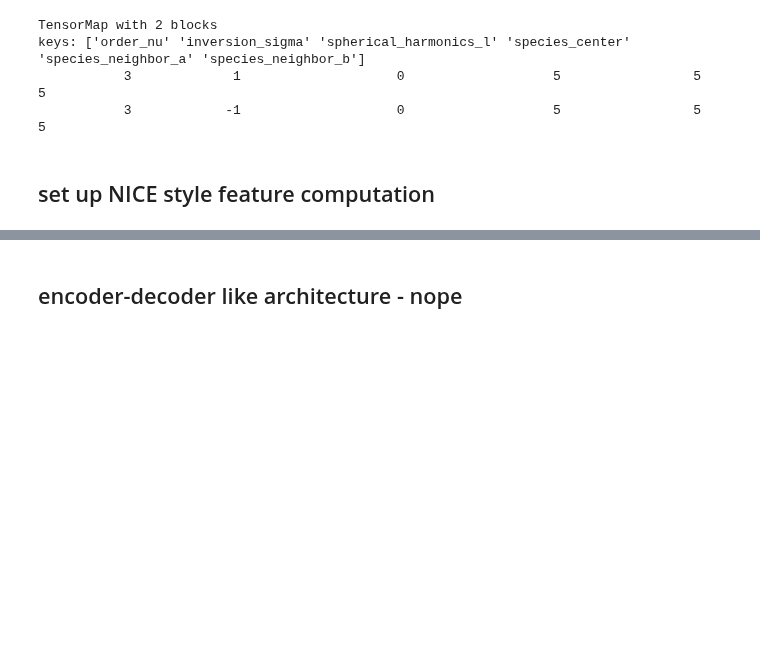
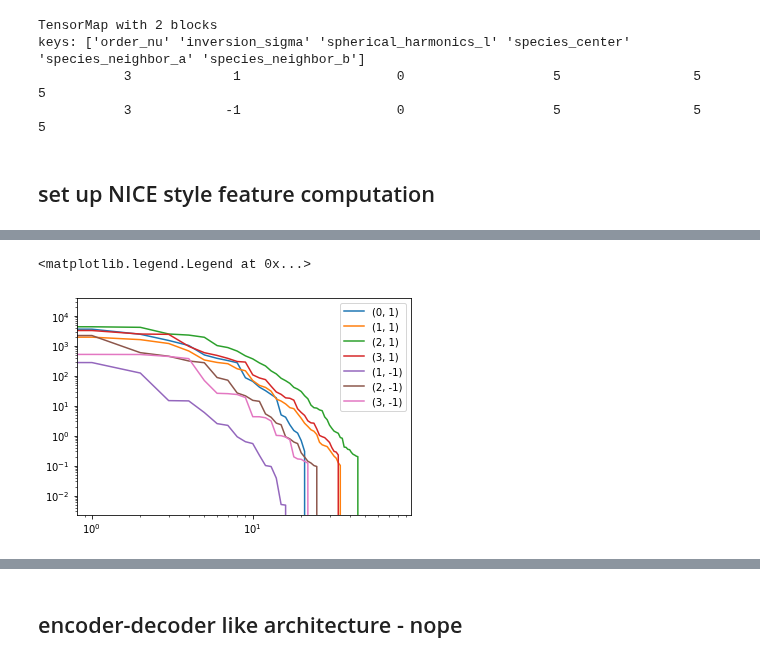
Before and after one commit to lab-cosmo/equistore-examples, a Jupyter notebook: bispectrum_counter.ipynb, the cells around one changed output, grey strips where cells are left out. Saved outputs shown, nothing was run; the diff lists cells and outputs as text; code cells hidden in the pictures; blank space fills up the shorter version.

```diff
--- a/bispectrum_counter.ipynb
+++ b/bispectrum_counter.ipynb
@@ -887,3 +901,39 @@ bsamples = block.samples
 new_samples = StructureMap(rhoii1i2_nu1.block(0).samples[:128]["structure"])[1]
 # %% [markdown]
 ## set up NICE style feature computation
+# %%
+import scipy
+def compute_rhoi_pca(rhoi, npca):
+    """ computes PCA contraction with combined elemental and radial channels.
+    returns the contraction matrices
+    """
+    if isinstance(npca, list):
+        assert len(npca) == len(rhoi)
+    else:
+        npca = [npca]*len(rhoi)
+    pca_vh_all = []
+    s_sph_all = []
+    pca_blocks = []
+    for idx, (key, block) in enumerate(rhoi):
+        nu, sigma, l, spi = key
+        xl = block.values.reshape((len(block.samples)*len(block.components[0]),-1))
+#         print(xl.shape)
+        u, s, vt = scipy.sparse.linalg.svds(xl, k=(min(min(xl.shape)-1,npca[idx]*2)), return_singular_vectors='vh')
+#          k=(min(xl.shape)-1)
+#         k=(min(min(xl.shape)-1,npca*2))
+        s_sph_all.append(s[::-1])
+        pca_vh_all.append(vt[-npca[idx]:][::-1].T)
+        print(s.shape, vt.shape)
+        print("singular values", s[::-1][:npca[idx]]/s[::-1][0])
+        xl_pca = (xl@vt[-npca[idx]:][::-1].T).reshape((len(block.samples),len(block.components[0]),-1))
+        print(xl_pca.shape)
+        pblock = TensorBlock( values = xl_pca,
+                                 components = block.components,
+                                 samples = block.samples,
+                                 properties = Labels(["pca"], np.asarray([i for i in range(xl_pca.shape[-1])], dtype=np.int32).reshape(-1,1))
+                                )
+        pca_blocks.append(pblock)
+    pca_tmap = TensorMap(rhoi.keys, pca_blocks)
+    return pca_tmap, pca_vh_all, s_sph_all
+# %%
+rho2i_pca, rho2i_vh_blocks, rho2i_eva_blocks = compute_rhoi_pca(rho2i, npca=[25,25,40,25, 15,20,22])
@@ -889,0 +958,9 @@ new_samples = StructureMap(rhoii1i2_nu1.block(0).samples[:128]["structure"])[1]
+# %%
+for i in range(len(rho2i_eva_blocks)):
+    plt.loglog(rho2i_eva_blocks[i]*1e3, label = (rho2i.keys[i]["spherical_harmonics_l"],rho2i.keys[i]["inversion_sigma"] ))
+#     plt.loglog(rho2i_eva_blocks[1]*1e3,'r--')
+#     plt.loglog(rho2i_eva_blocks[2]*1e3,'r:')
+plt.legend()
+# %% [output]
+<matplotlib.legend.Legend at 0x...>
+[figure, added]
```
Also changed, not shown: parts of 16 cells of this notebook.
